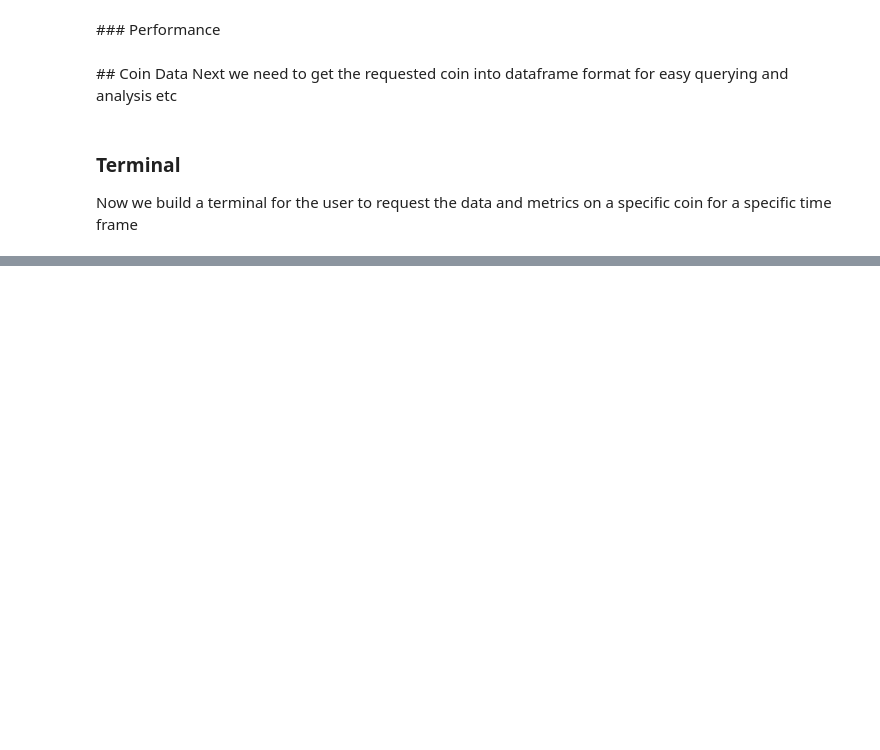
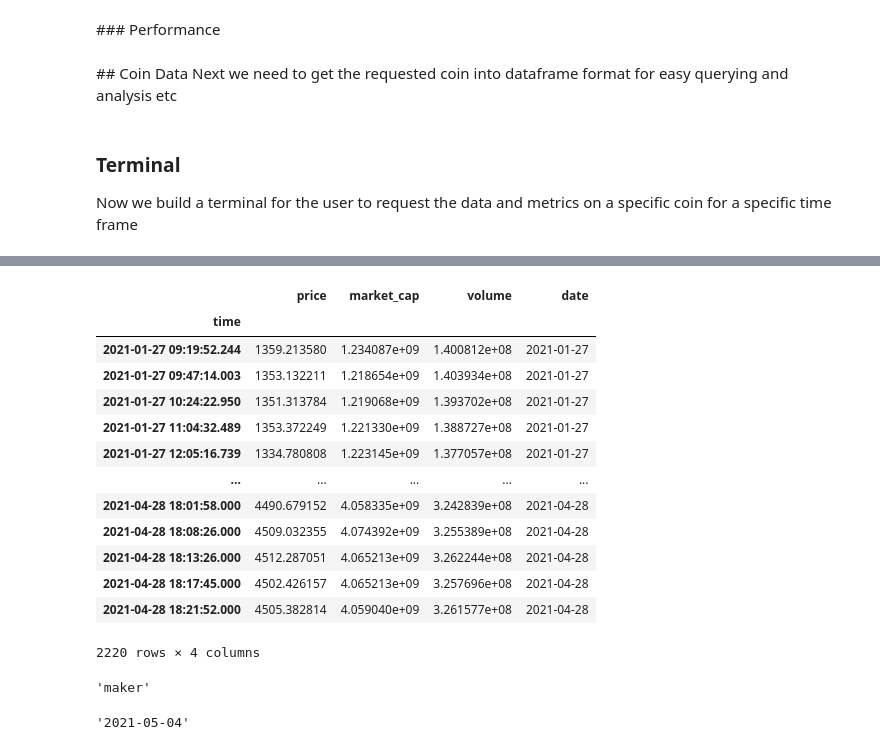
Before and after one commit to Starmonster/crypto_portfolio, a Jupyter notebook: Crypto Master.ipynb, the cells around one changed output, grey strips where cells are left out. Drawn from its saved outputs; the diff is of its cells as text; code cells hidden in the pictures; blank space fills up the shorter version.

```diff
--- a/Crypto Master.ipynb
+++ b/Crypto Master.ipynb
@@ -389,0 +498,23 @@ data
+# %%
+coin_df, user_request = coin_data(portfolio, "maker")
+# %%
+coin_df
+# %% [output]
+|  | price | market_cap | volume | date |
+| time |  |  |  |  |
+| 2021-01-27 09:19:52.244 | 1359.213580 | 1.234087e+09 | 1.400812e+08 | 2021-01-27 |
+| 2021-01-27 09:47:14.003 | 1353.132211 | 1.218654e+09 | 1.403934e+08 | 2021-01-27 |
+| 2021-01-27 10:24:22.950 | 1351.313784 | 1.219068e+09 | 1.393702e+08 | 2021-01-27 |
+| 2021-01-27 11:04:32.489 | 1353.372249 | 1.221330e+09 | 1.388727e+08 | 2021-01-27 |
+| 2021-01-27 12:05:16.739 | 1334.780808 | 1.223145e+09 | 1.377057e+08 | 2021-01-27 |
+| ... | ... | ... | ... | ... |
+| 2021-04-28 18:01:58.000 | 4490.679152 | 4.058335e+09 | 3.242839e+08 | 2021-04-28 |
+| 2021-04-28 18:08:26.000 | 4509.032355 | 4.074392e+09 | 3.255389e+08 | 2021-04-28 |
+| 2021-04-28 18:13:26.000 | 4512.287051 | 4.065213e+09 | 3.262244e+08 | 2021-04-28 |
+| 2021-04-28 18:17:45.000 | 4502.426157 | 4.065213e+09 | 3.257696e+08 | 2021-04-28 |
+| 2021-04-28 18:21:52.000 | 4505.382814 | 4.059040e+09 | 3.261577e+08 | 2021-04-28 |
+2220 rows × 4 columns
+# %%
+user_request
+# %% [output]
+'maker'
@@ -389,0 +523,4 @@ data
+# %%
+now_date
+# %% [output]
+'2021-05-04'
```
Also changed, not shown: parts of 29 cells of this notebook, 9 other files.
